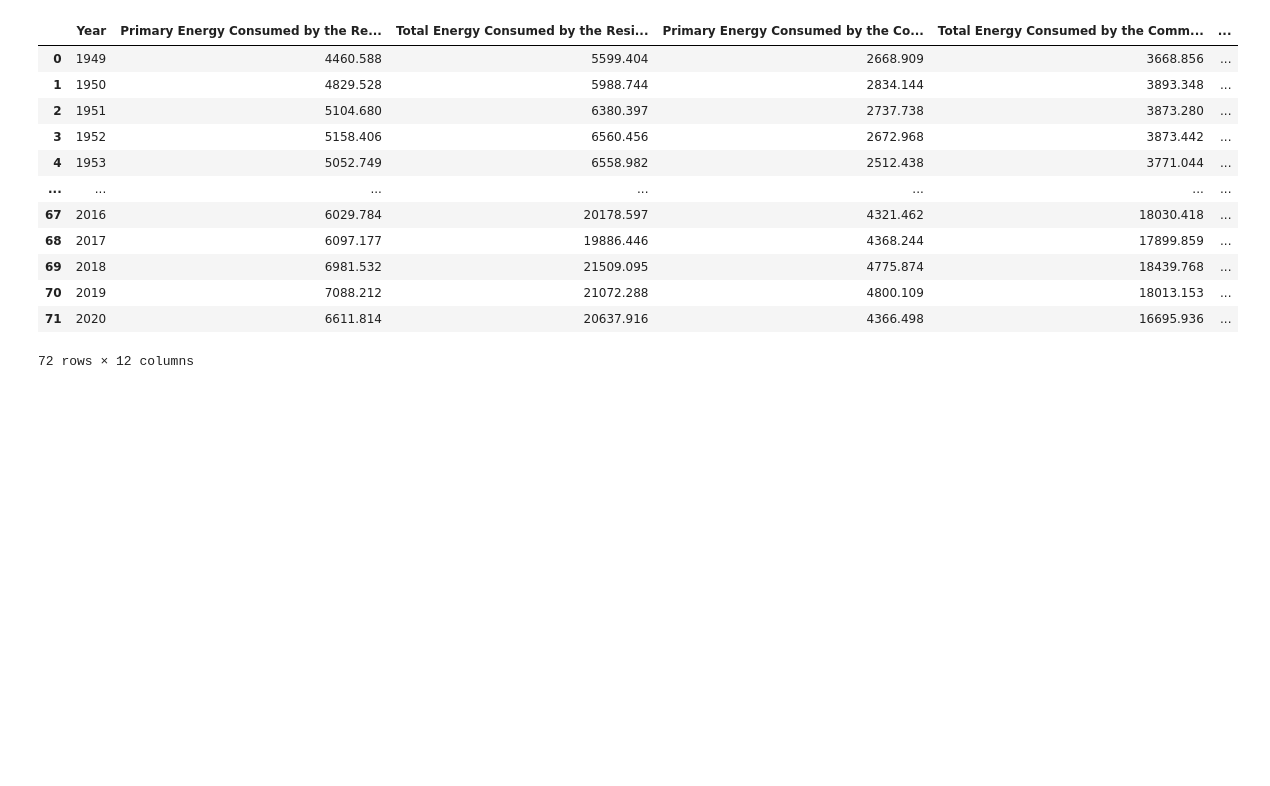
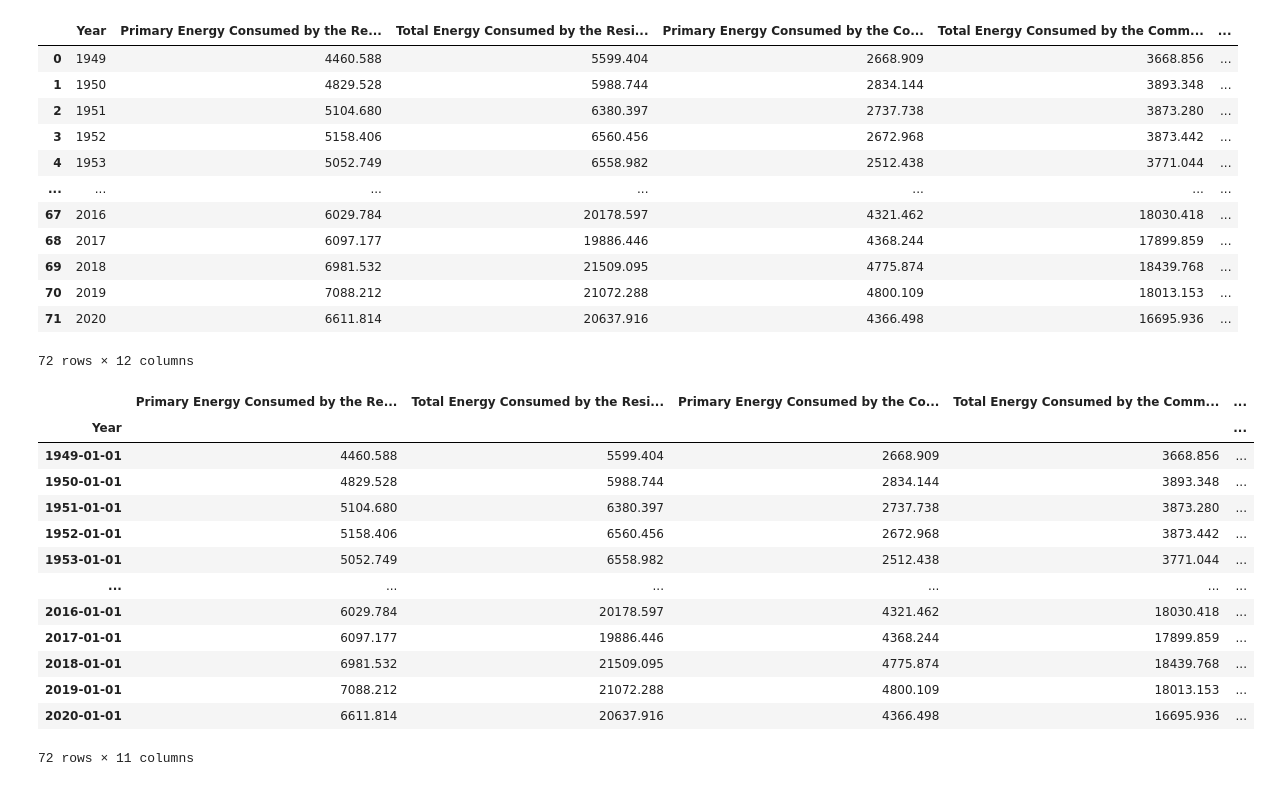
Before and after one commit to pudens4/Project_GDP_prediction, a Jupyter notebook: Time Series Analysis.ipynb, the cells around one changed output. Drawn from its saved outputs; the diff is of its cells as text; code cells hidden in the pictures; blank space fills up the shorter version.

```diff
--- a/Time Series Analysis.ipynb
+++ b/Time Series Analysis.ipynb
@@ -98,4 +130,24 @@ y_energy_df
 | 70 | 2019 | 7088.212 | 21072.288 | 4800.109 | 18013.153 | ... |
 | 71 | 2020 | 6611.814 | 20637.916 | 4366.498 | 16695.936 | ... |
 72 rows × 12 columns
+# %%
+y_energy_df['Year'] = pd.to_datetime(y_energy_df['Year'], format='%Y')
+# %%
+y_energy_df=y_energy_df.set_index('Year')
+y_energy_df
+# %% [output]
+|  | Primary Energy Consumed by the Re... | Total Energy Consumed by the Resi... | Primary Energy Consumed by the Co... | Total Energy Consumed by the Comm... | ... |
+| Year |  |  |  |  | ... |
+| 1949-01-01 | 4460.588 | 5599.404 | 2668.909 | 3668.856 | ... |
+| 1950-01-01 | 4829.528 | 5988.744 | 2834.144 | 3893.348 | ... |
+| 1951-01-01 | 5104.680 | 6380.397 | 2737.738 | 3873.280 | ... |
+| 1952-01-01 | 5158.406 | 6560.456 | 2672.968 | 3873.442 | ... |
+| 1953-01-01 | 5052.749 | 6558.982 | 2512.438 | 3771.044 | ... |
+| ... | ... | ... | ... | ... | ... |
+| 2016-01-01 | 6029.784 | 20178.597 | 4321.462 | 18030.418 | ... |
+| 2017-01-01 | 6097.177 | 19886.446 | 4368.244 | 17899.859 | ... |
+| 2018-01-01 | 6981.532 | 21509.095 | 4775.874 | 18439.768 | ... |
+| 2019-01-01 | 7088.212 | 21072.288 | 4800.109 | 18013.153 | ... |
+| 2020-01-01 | 6611.814 | 20637.916 | 4366.498 | 16695.936 | ... |
+72 rows × 11 columns
 # %%
```
Also changed, not shown: parts of 15 cells of this notebook.
